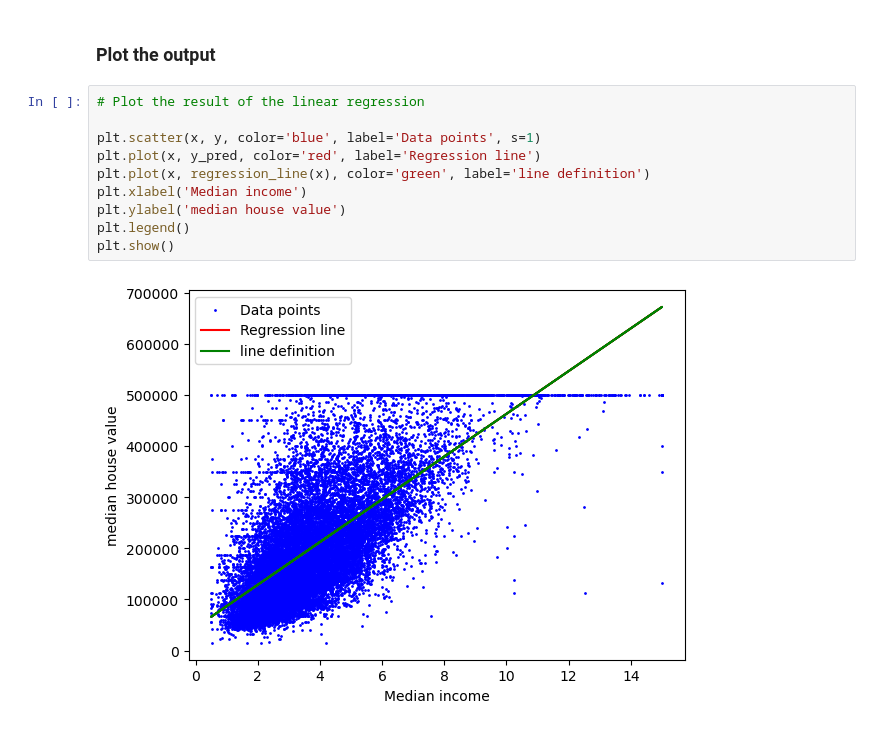
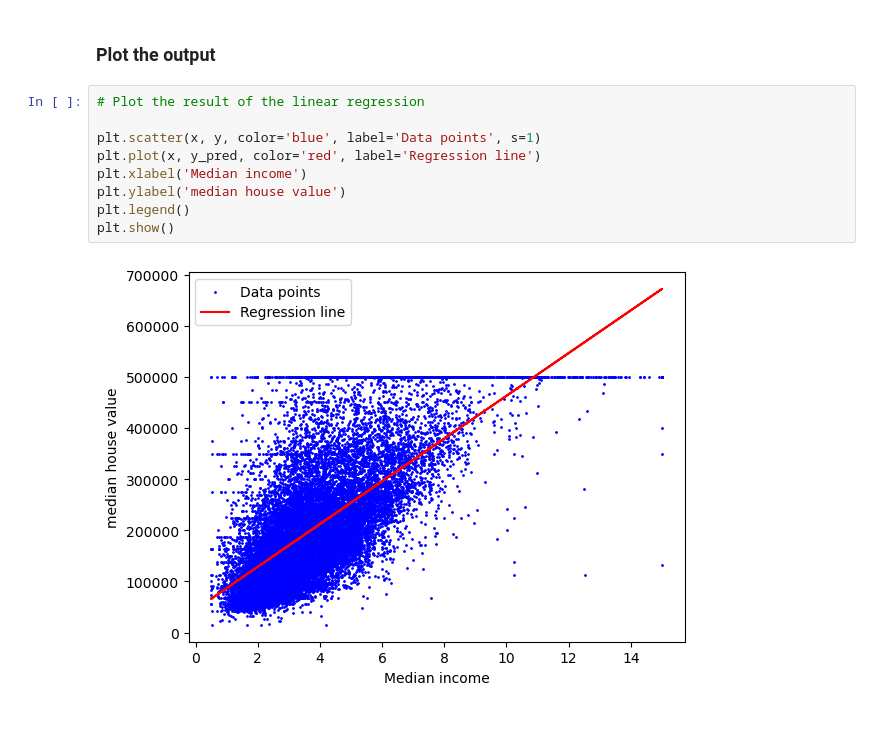
Before and after one commit to miguelperezfrancos/Collaborative-Software-Development-Project---UDC-SENECA, a Jupyter notebook: src/dataManagement/regr.ipynb, the cells around one changed output. Drawn from its saved outputs; the diff is of its cells as text.

Commit message:
provissional linear regression model finished

```diff
--- a/src/dataManagement/regr.ipynb
+++ b/src/dataManagement/regr.ipynb
@@ -67,12 +67,11 @@ Regression line: y = 41793.85 * x + 45085.58
 # %%
 # Plot the result of the linear regression
 
 plt.scatter(x, y, color='blue', label='Data points', s=1)
 plt.plot(x, y_pred, color='red', label='Regression line')
-plt.plot(x, regression_line(x), color='green', label='line definition')
 plt.xlabel('Median income')
 plt.ylabel('median house value')
 plt.legend()
 plt.show()
 # %% [output]
-[figure, old version]
+[figure, new version]
```
Also changed, not shown: 2 other files.
